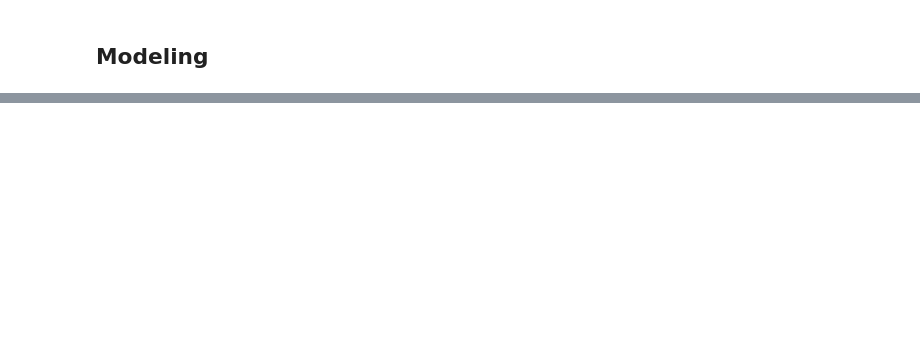
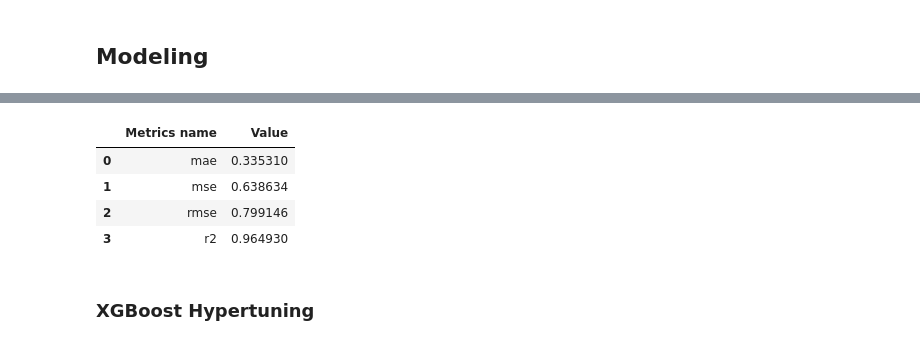
Before and after one commit to kasdead-4432/kasdead, a Jupyter notebook: final/kasdead.ipynb, the cells around one changed output, grey strips where cells are left out. Drawn from its saved outputs; the diff is of its cells as text; code cells hidden in the pictures; blank space fills up the shorter version.

```diff
--- a/final/kasdead.ipynb
+++ b/final/kasdead.ipynb
@@ -563,0 +674,20 @@ df_regression.head()
+# %%
+X_xgb = df_regression.drop(columns='trip_distance', axis=1)
+y_xgb = df_regression['trip_distance']
+# %%
+X_xgb_train, X_xgb_test, y_xgb_train, y_xgb_test = train_test_split(X_xgb, y_xgb, test_size=0.2, random_state=42)
+# %%
+model_xgb = xgb.XGBRegressor(
+        objective='reg:squarederror',
+        n_estimators=2000,
+        max_depth=9,
+        learning_rate=0.01,
+        subsample=0.8,
+        colsample_bytree=0.8,
+        min_child_weight=3,
+        reg_alpha=0.1,
+        reg_lambda=1.0,
+        random_state=42
+    )
+
+model_xgb.fit(X_xgb_train, y_xgb_train)
@@ -563,0 +706,13 @@ df_regression.head()
+# %%
+y_xgb_pred = model_xgb.predict(X_xgb_test)
+# %%
+xgb_result = get_metrics(y_xgb_test, y_xgb_pred)
+xgb_result
+# %% [output]
+|  | Metrics name | Value |
+| 0 | mae | 0.335310 |
+| 1 | mse | 0.638634 |
+| 2 | rmse | 0.799146 |
+| 3 | r2 | 0.964930 |
+# %% [markdown]
+### XGBoost Hypertuning
```
Also changed, not shown: parts of 55 cells of this notebook.
